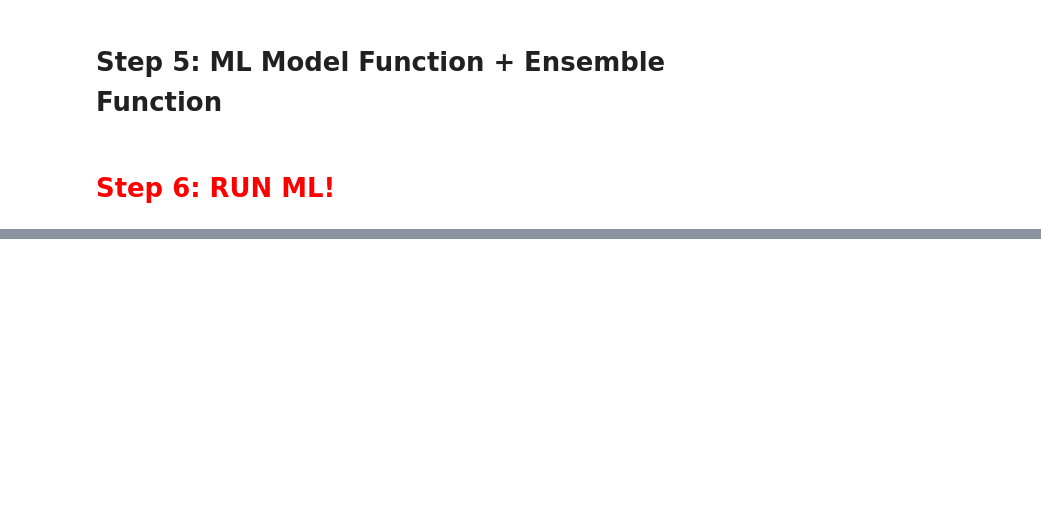
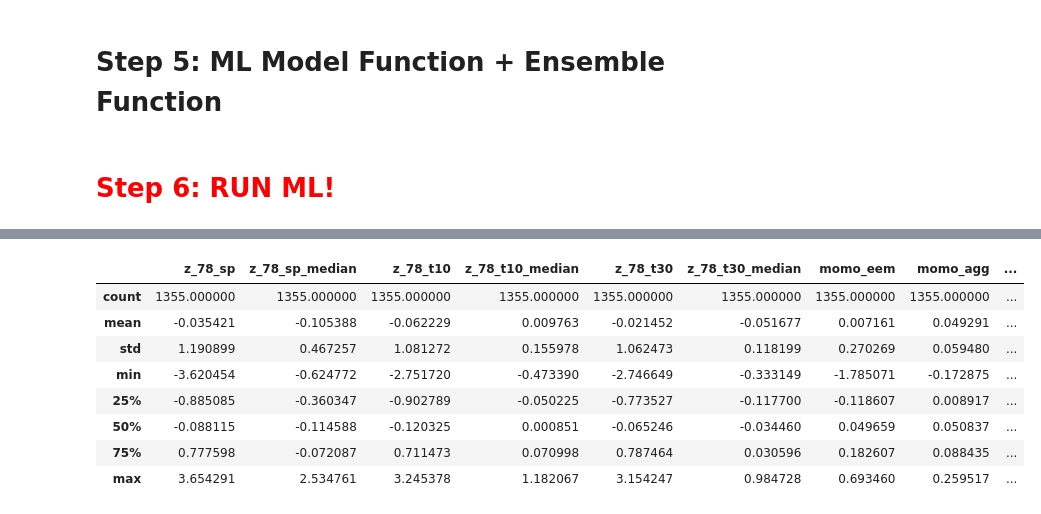
Before and after one commit to paulfomenko/capstone-scu-project, a Jupyter notebook: capstone-paul-fomenko/machine_learning_final.ipynb, the cells around one changed output, grey strips where cells are left out. Drawn from its saved outputs; the diff is of its cells as text; code cells hidden in the pictures; blank space fills up the shorter version.

```diff
--- a/capstone-paul-fomenko/machine_learning_final.ipynb
+++ b/capstone-paul-fomenko/machine_learning_final.ipynb
@@ -728,2 +728,14 @@ df_ml.describe()
+# %%
+df_ml_test.tail()
+# %% [output]
+|  | z_78_sp | z_78_sp_median | z_78_t10 | z_78_t10_median | z_78_t30 | z_78_t30_median | momo_eem | momo_agg | ... |
+| count | 1355.000000 | 1355.000000 | 1355.000000 | 1355.000000 | 1355.000000 | 1355.000000 | 1355.000000 | 1355.000000 | ... |
+| mean | -0.035421 | -0.105388 | -0.062229 | 0.009763 | -0.021452 | -0.051677 | 0.007161 | 0.049291 | ... |
+| std | 1.190899 | 0.467257 | 1.081272 | 0.155978 | 1.062473 | 0.118199 | 0.270269 | 0.059480 | ... |
+| min | -3.620454 | -0.624772 | -2.751720 | -0.473390 | -2.746649 | -0.333149 | -1.785071 | -0.172875 | ... |
+| 25% | -0.885085 | -0.360347 | -0.902789 | -0.050225 | -0.773527 | -0.117700 | -0.118607 | 0.008917 | ... |
+| 50% | -0.088115 | -0.114588 | -0.120325 | 0.000851 | -0.065246 | -0.034460 | 0.049659 | 0.050837 | ... |
+| 75% | 0.777598 | -0.072087 | 0.711473 | 0.070998 | 0.787464 | 0.030596 | 0.182607 | 0.088435 | ... |
+| max | 3.654291 | 2.534761 | 3.245378 | 1.182067 | 3.154247 | 0.984728 | 0.693460 | 0.259517 | ... |
 # %%
 ensemble(1)
```
Also changed, not shown: parts of 14 cells of this notebook, 4 other files.
